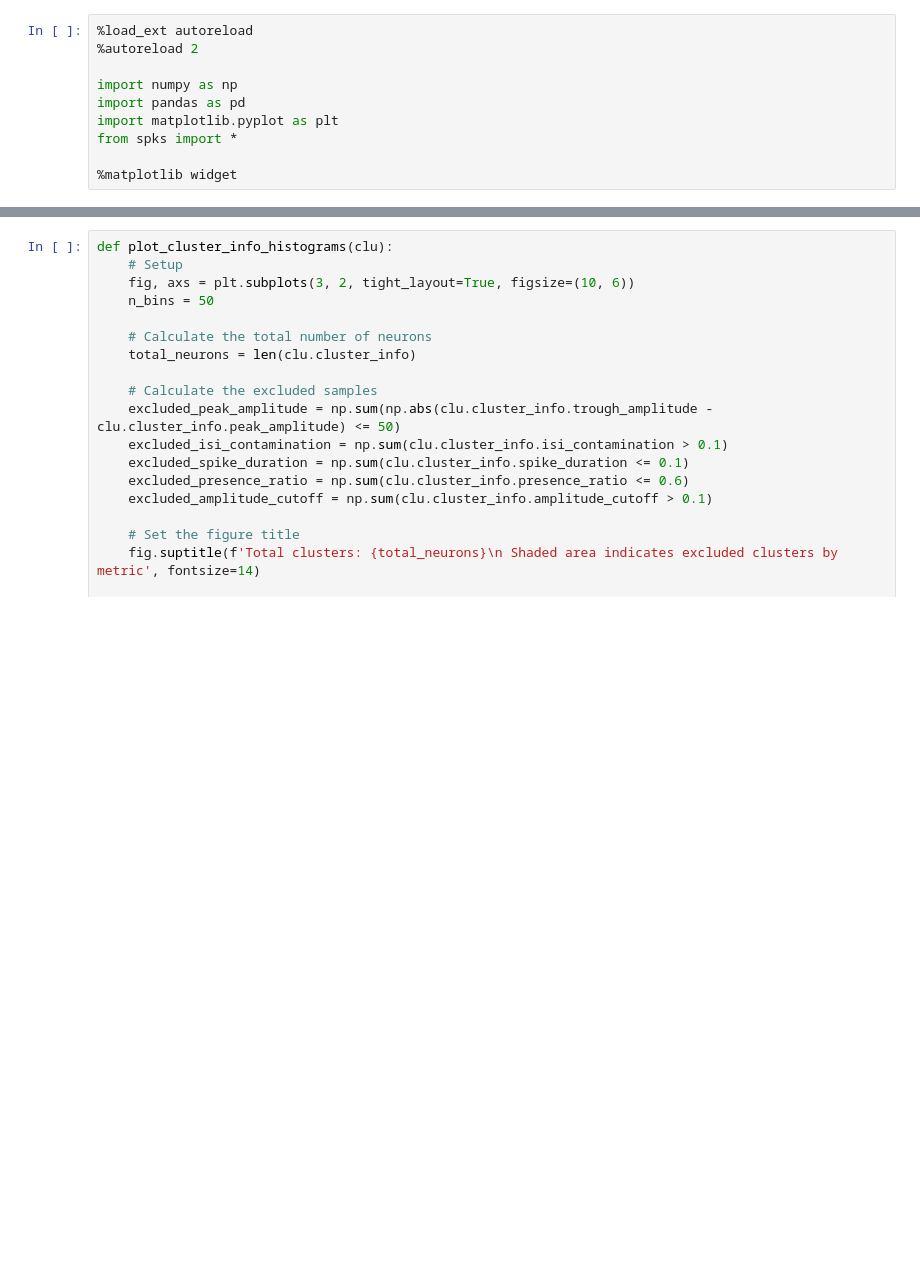
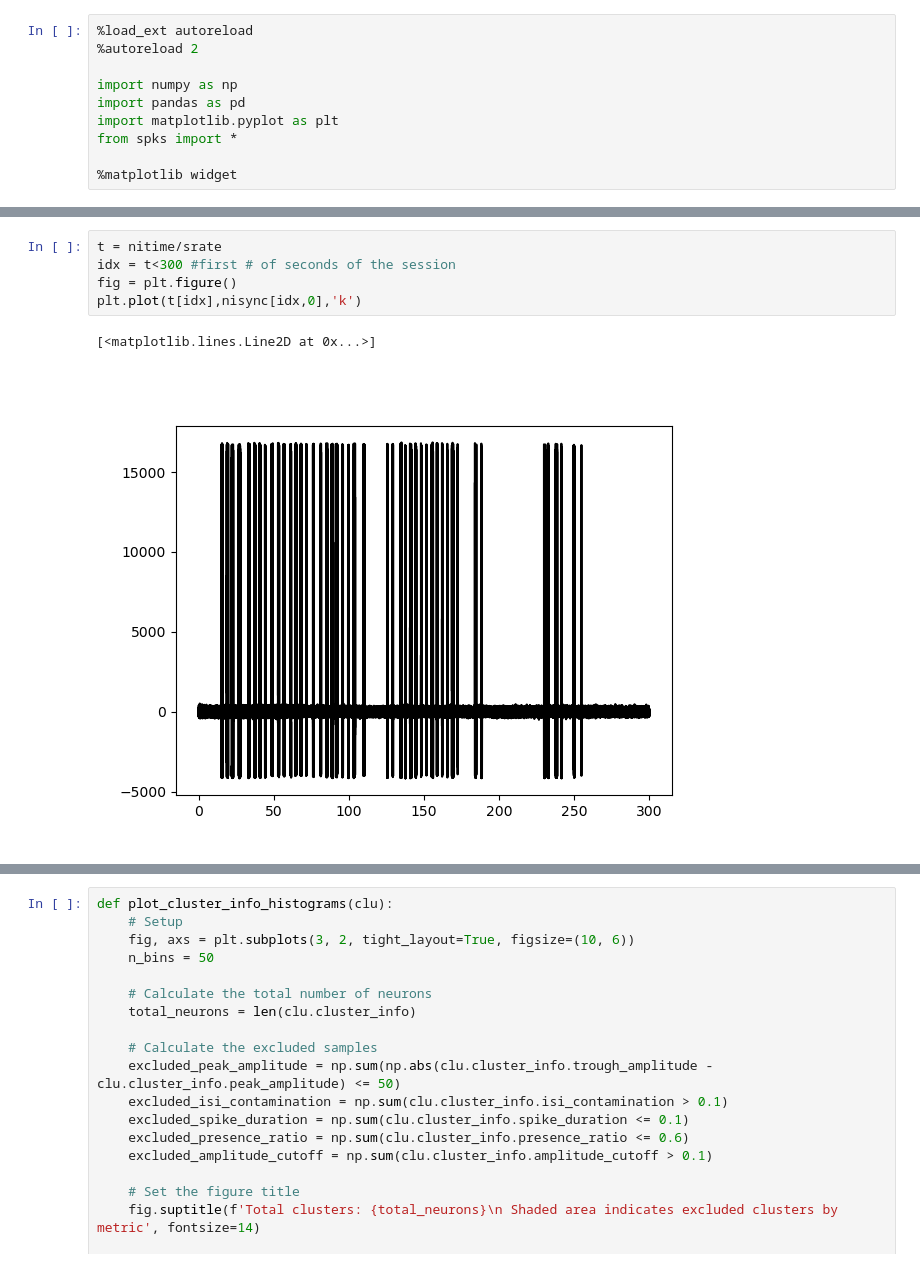
Before and after one commit to rojasgabriel/ephys, a Jupyter notebook: sorting.ipynb, the cells around one changed output, grey strips where cells are left out. Drawn from its saved outputs; the diff is of its cells as text; blank space fills up the shorter version.

```diff
--- a/sorting.ipynb
+++ b/sorting.ipynb
@@ -15,0 +67,8 @@ raw_data = RawRecording([binary_path],return_preprocessed=False)
+# %%
+t = nitime/srate
+idx = t<300 #first # of seconds of the session
+fig = plt.figure()
+plt.plot(t[idx],nisync[idx,0],'k')
+# %% [output]
+[<matplotlib.lines.Line2D at 0x...>]
+[figure, added]
```
Also changed, not shown: parts of 34 cells of this notebook, 1 other file.
